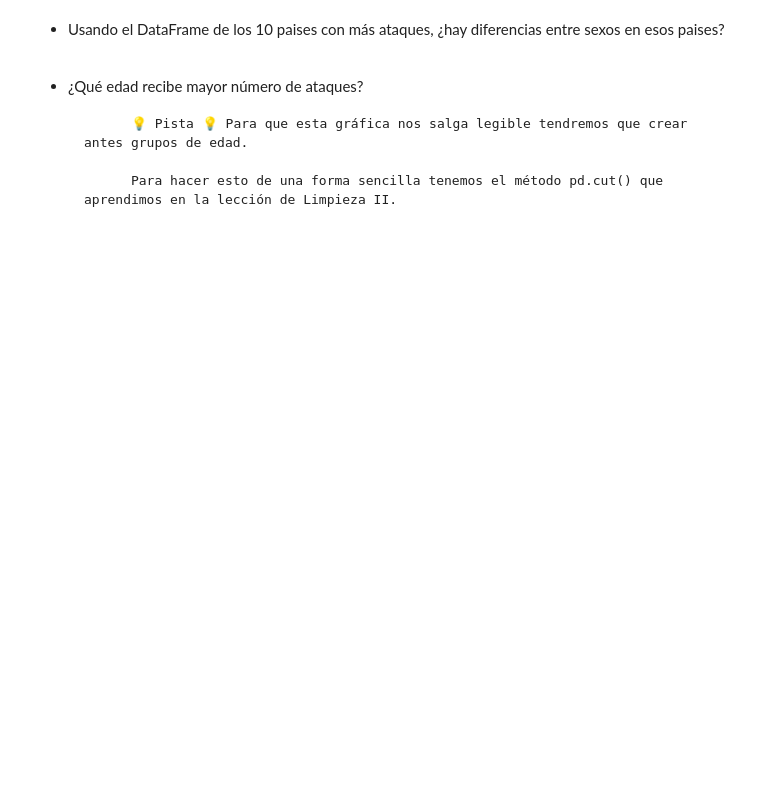
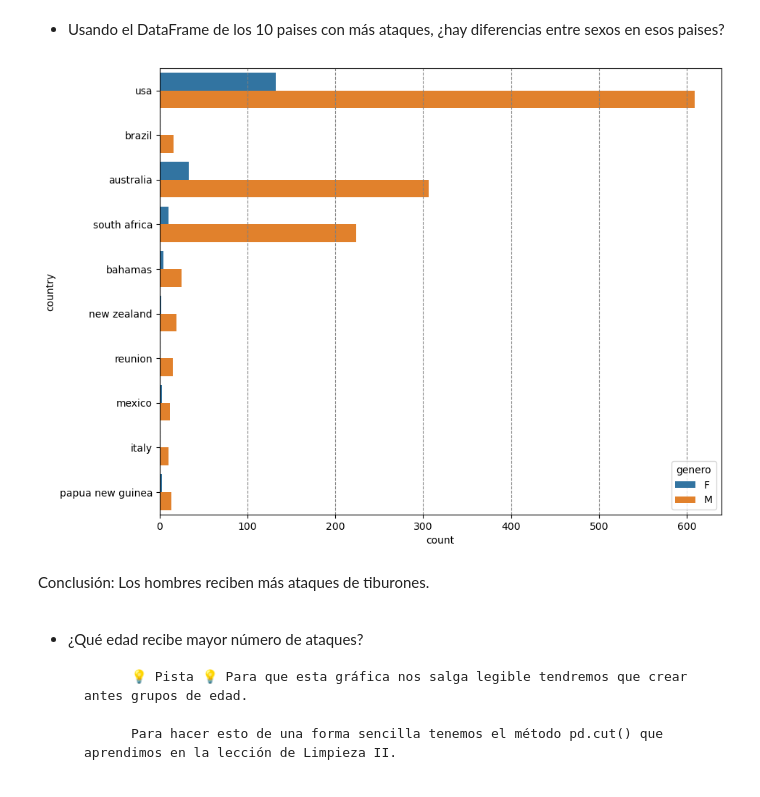
Before and after one commit to Adalab/DA-promoc-modulo-02-sprint-02-sandra-ana, a Jupyter notebook: EDA/03-EDA-3.ipynb, the cells around one changed output. Saved outputs shown, nothing was run; the diff lists cells and outputs as text; code cells hidden in the pictures; blank space fills up the shorter version.

```diff
--- a/EDA/03-EDA-3.ipynb
+++ b/EDA/03-EDA-3.ipynb
@@ -79,5 +106,14 @@ plt.show()
 # %% [markdown]
 - Usando el DataFrame de los 10 paises con más ataques, ¿hay diferencias entre sexos en esos paises?
+# %%
+plt.figure()
+sns.countplot(y = "country", data = df_p_10, hue = 'genero')
+plt.grid(axis = 'x', color = 'gray', linestyle = 'dashed')
+plt.show()
+# %% [output]
+[figure, added]
+# %% [markdown]
+Conclusión: Los hombres reciben más ataques de tiburones.
 # %% [markdown]
 - ¿Qué edad recibe mayor número de ataques?
 
```
Also changed, not shown: parts of 22 cells of this notebook.
